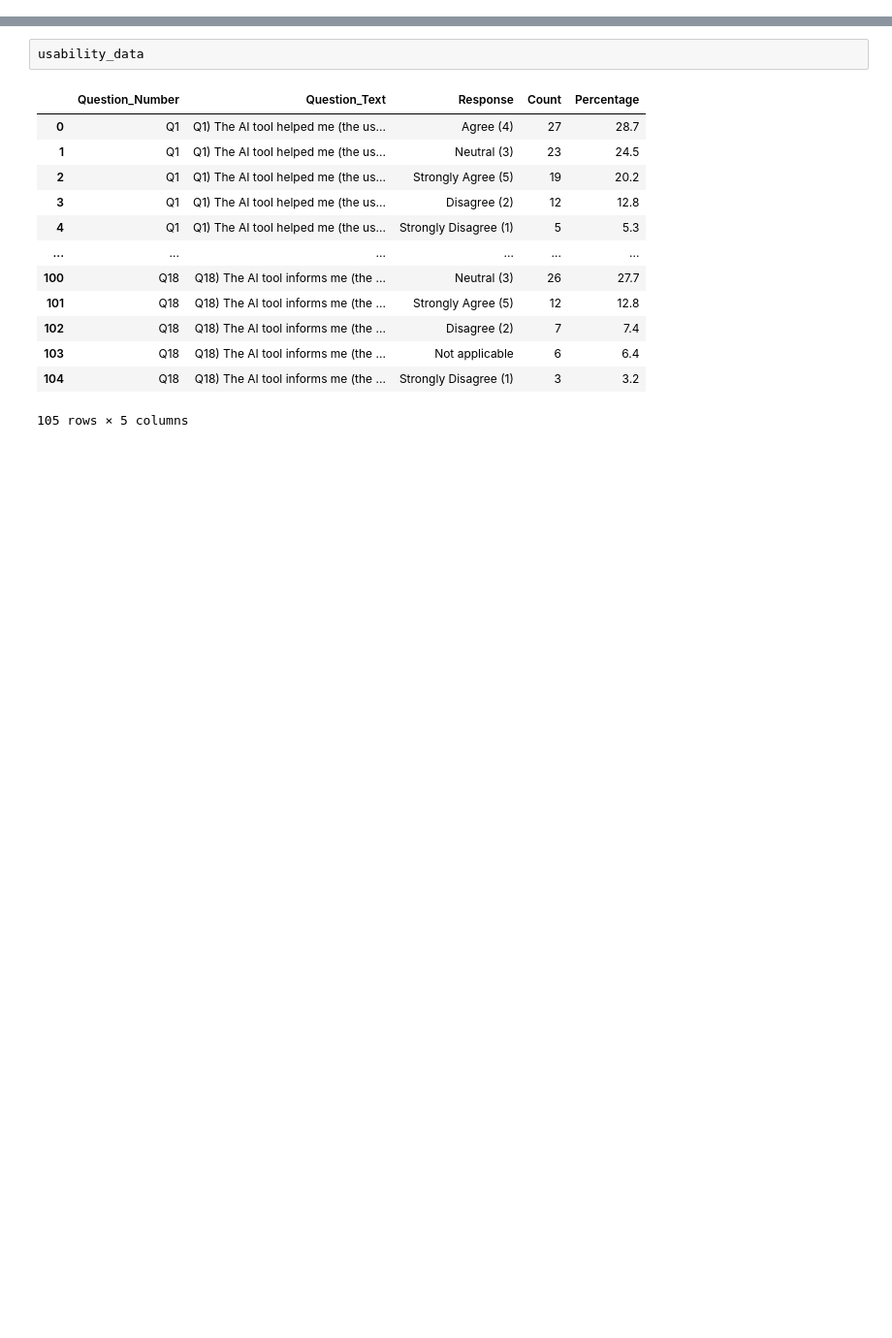
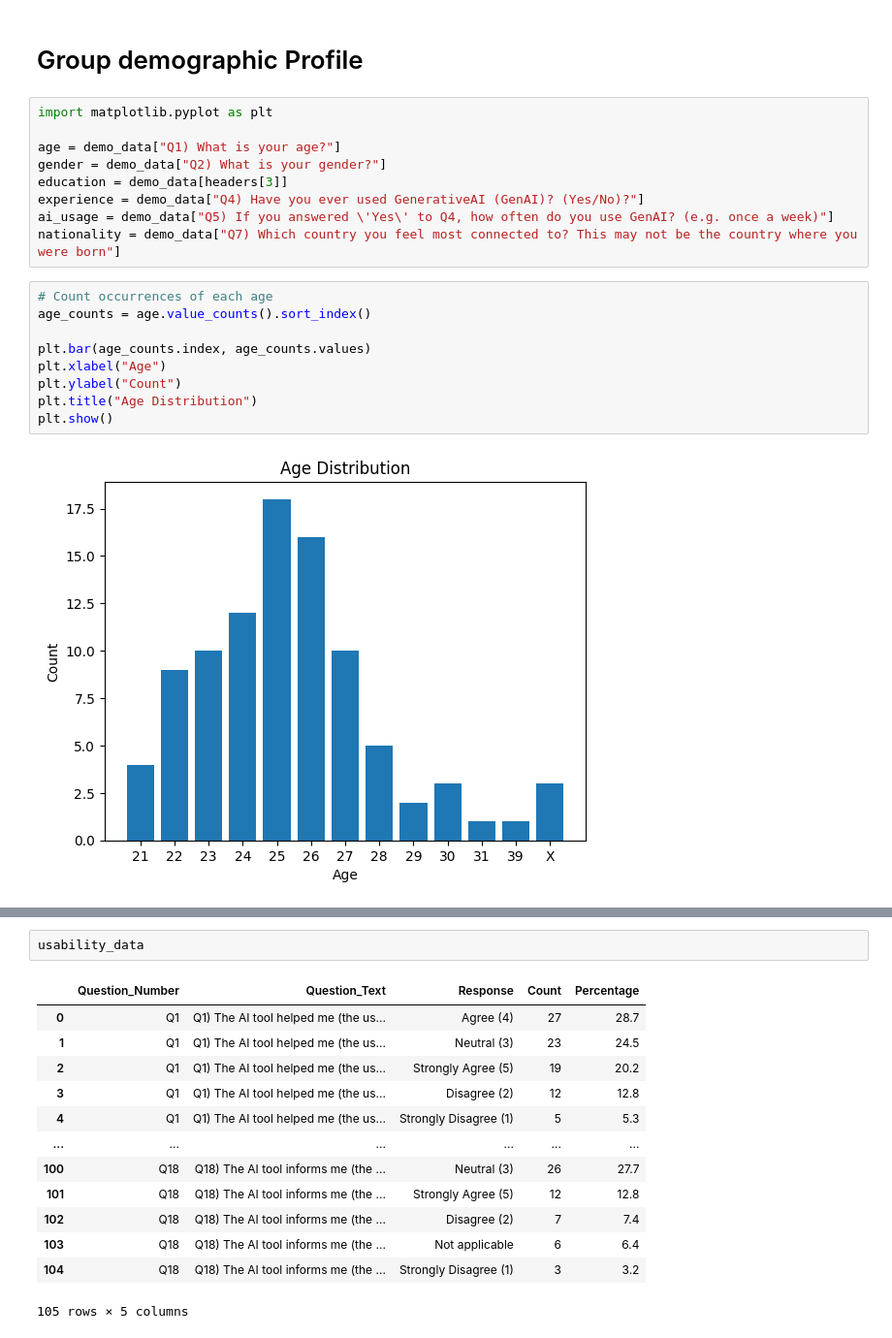
Before and after one commit to bundgaard1/ReasearchExam, a Jupyter notebook: processing.ipynb, the cells around one changed output, grey strips where cells are left out. Shown: that part at 97% size. Cells and saved outputs as stored; diff of their text form; blank space fills up the shorter version.

```diff
--- a/processing.ipynb
+++ b/processing.ipynb
@@ -24,0 +12,22 @@ demo_data
+# %% [markdown]
+# Group demographic Profile
+# %%
+import matplotlib.pyplot as plt
+
+age = demo_data["Q1) What is your age?"]
+gender = demo_data["Q2) What is your gender?"]
+education = demo_data[headers[3]]
+experience = demo_data["Q4) Have you ever used GenerativeAI (GenAI)? (Yes/No)?"]
+ai_usage = demo_data["Q5) If you answered \'Yes\' to Q4, how often do you use GenAI? (e.g. once a week)"]
+nationality = demo_data["Q7) Which country you feel most connected to? This may not be the country where you were born"]
+# %%
+# Count occurrences of each age
+age_counts = age.value_counts().sort_index()
+
+plt.bar(age_counts.index, age_counts.values)
+plt.xlabel("Age")
+plt.ylabel("Count")
+plt.title("Age Distribution")
+plt.show()
+# %% [output]
+[figure, added]
```
Also changed, not shown: parts of 3 cells of this notebook, 1 other file.
